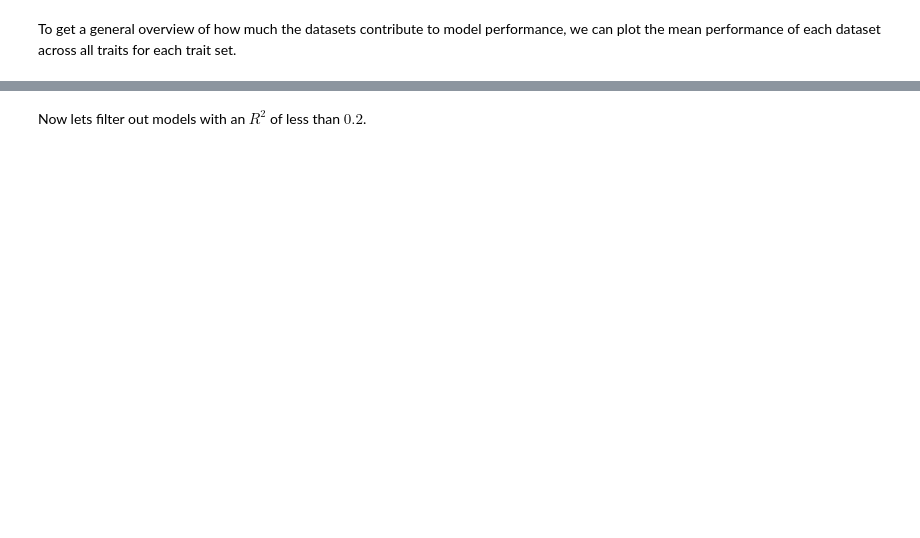
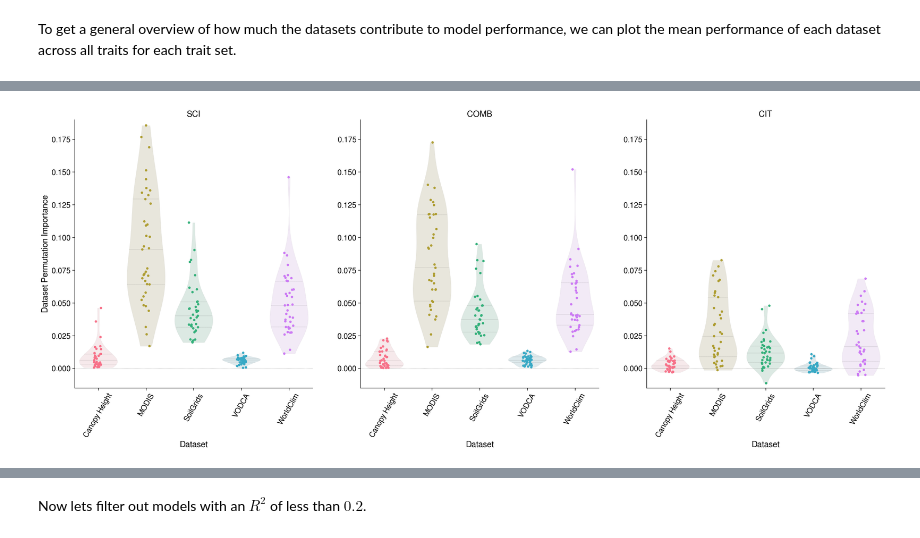
Before and after one commit to GeoSense-Freiburg/cit-sci-traits, a Jupyter notebook: notebooks/2-1_model_analysis/2-1-1_feature_importance.ipynb, the cells around one changed output, grey strips where cells are left out. Cells and saved outputs as stored; diff of their text form; code cells hidden in the pictures; blank space fills up the shorter version.

```diff
--- a/notebooks/2-1_model_analysis/2-1-1_feature_importance.ipynb
+++ b/notebooks/2-1_model_analysis/2-1-1_feature_importance.ipynb
@@ -93,0 +107,99 @@ for ax in axs.flatten():
+# %%
+from src.utils.plotting_utils import set_font
+
+SAVE = True
+
+ds_data = all_fi.query("resolution == '1km' and agg == 'mean'")[
+    ["trait_id", "dataset", "importance", "trait_set"]
+].query("dataset.str.contains('_full')")
+
+dataset_mapping = {
+    "canopy_height_full": "Canopy Height",
+    "modis_full": "MODIS",
+    "soilgrids_full": "SoilGrids",
+    "vodca_full": "VODCA",
+    "worldclim_full": "WorldClim",
+}
+
+ds_data["dataset"] = ds_data.dataset.map(dataset_mapping)
+
+# Group by trait_id and then calculate the mean importance for each dataset
+ds_data = ds_data.groupby(["trait_id", "dataset", "trait_set"]).mean().reset_index()
+
+# log transform importance (first shift up into positive values)
+# data["importance"] = data.importance + (abs(data.importance.min()) + 1e-6)
+# data["importance"] = np.log(data.importance + (abs(data.importance.min()) + 1))
+trait_sets = ["splot", "splot_gbif", "gbif"]
+trait_set_names = ["SCI", "COMB", "CIT"]
+nrows = 1
+ncols = len(trait_sets)
+
+set_font("FreeSans")
+
+with sns.plotting_context("paper", font_scale=1.8):
+    fig, axs = plt.subplots(nrows=nrows, ncols=ncols, figsize=(10 * ncols, 10 * nrows))
+    for i, (trait_set, ax) in enumerate(zip(trait_sets, axs.flatten())):
+        ts_data = ds_data.query(f"trait_set == '{trait_set}'")
+
+        sns.violinplot(
+            data=ts_data,
+            x="dataset",
+            y="importance",
+            ax=ax,
+            hue="dataset",
+            palette="husl",
+            saturation=0.5,
+            fill=True,
+            alpha=0.2,
+            inner="quartiles",
+            # whis=(5, 95)
+            # log_scale=True
+            linewidth=0.2,
+            cut=0,
+        )
+
+        sns.stripplot(
+            data=ts_data,
+            x="dataset",
+            y="importance",
+            ax=ax,
+            hue="dataset",
+            palette="husl",
+            # saturation=0.5,
+            # dodge=True,
+            # alpha=0.3
+        )
+
+        # ax.set_yscale("symlog")
+        ax.set_title(trait_set_names[i])
+        ax.set_ylabel("Dataset Permutation Importance")
+        ax.set_xlabel("Dataset")
+
+        ax.axhline(y=0, color='gray', linestyle='--', linewidth=0.4)
+
+        for tick in ax.get_xticklabels():
+            tick.set_rotation(60)
+
+        if i != 0:
+            ax.set_ylabel("")
+    # Set all y scales to the same range
+    for ax in axs.flatten():
+        ax.set_ylim(-0.015, 0.19)
+
+    sns.despine()
+
+if SAVE:
+    plt.savefig(
+        "results/figures/dataset_importance_violin.png", bbox_inches="tight", dpi=300
+    )
+
+# Print mean dataset importances for COMB
+print("Mean importances for COMB")
+print(
+    ds_data.query("trait_set == 'splot_gbif'")[["dataset", "importance"]]
+    .groupby("dataset")
+    .agg(["mean", "std"])
+    .sort_values(("importance", "mean"), ascending=False)
+    .round(3)
+)
+# %% [output]
@@ -93,0 +215 @@ for ax in axs.flatten():
+[figure, added]
```
Also changed, not shown: parts of 15 cells of this notebook.
